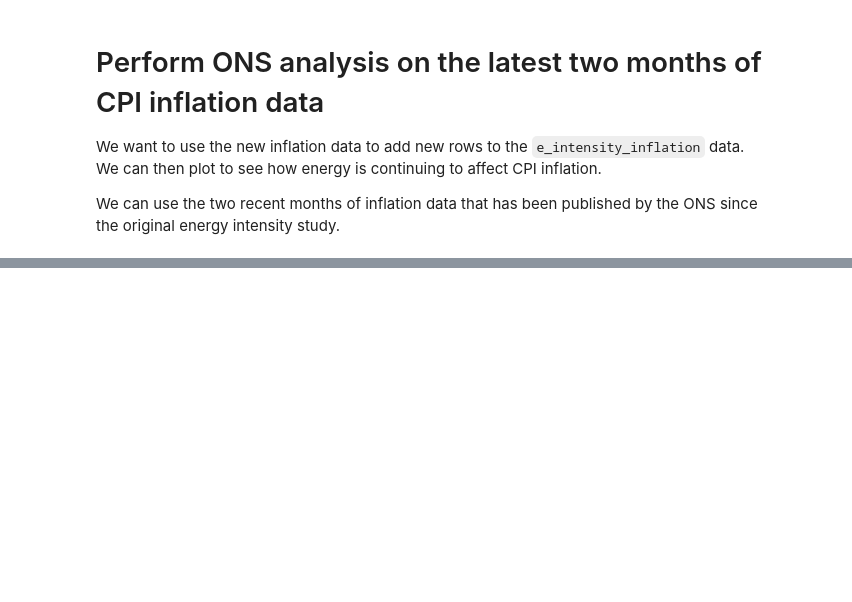
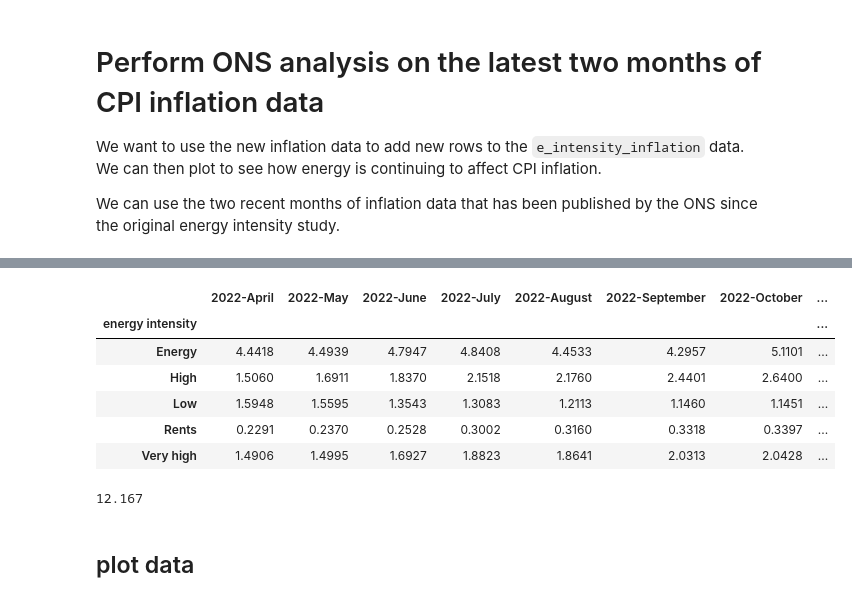
Before and after one commit to samuel-speller/Energy-affects-on-CPI-analysis, a Jupyter notebook: Energy_intensity_of_the_CPI_continued.ipynb, the cells around one changed output, grey strips where cells are left out. Cells and saved outputs as stored; diff of their text form; code cells hidden in the pictures; blank space fills up the shorter version.

```diff
--- a/Energy_intensity_of_the_CPI_continued.ipynb
+++ b/Energy_intensity_of_the_CPI_continued.ipynb
@@ -99,3 +98,20 @@ cpi_weights.head()
 | 2 | 01.1.3 Fish | 5 |
 | 3 | 01.1.4 Milk, cheese and eggs | 14 |
 | 4 | 01.1.5 Oils and fats | 4 |
+# %%
+# rename the columns to make it easier to read
+cols = list(cpi_inflation.columns)
+
+# check that the column names are datetime objects
+print(type(cols[1]))
+
+# loop through the columns and change the datetime objects to strings of a YYYY-MONTH format.
+for i in range(len(cols)):
+    # only change the column name if it is a datetime object.
+    if isinstance(cols[i], datetime.datetime):
+        cols[i] = cols[i].strftime('%Y-%B')
+
+# rename the columns with the new values
+cpi_inflation.columns = cols
+
+cpi_inflation.head()
@@ -121,0 +132,4 @@ df.tail()
+# %%
+# divide the weights by 1000 (they all add up to 1000) in order to get the multiplication factor.
+cpi_weights['weights 2023'] = cpi_weights['weights 2023']/1000
+cpi_weights
@@ -121,0 +180,23 @@ df.tail()
+# %%
+# sum the values according to the energy intensity categories.
+
+e_intensity_weighted_inflation_groups = cpi_weighted_inflation.groupby('energy intensity').sum()
+
+e_intensity_weighted_inflation_groups.head()
+# %% [output]
+|  | 2022-April | 2022-May | 2022-June | 2022-July | 2022-August | 2022-September | 2022-October | ... |
+| energy intensity |  |  |  |  |  |  |  | ... |
+| Energy | 4.4418 | 4.4939 | 4.7947 | 4.8408 | 4.4533 | 4.2957 | 5.1101 | ... |
+| High | 1.5060 | 1.6911 | 1.8370 | 2.1518 | 2.1760 | 2.4401 | 2.6400 | ... |
+| Low | 1.5948 | 1.5595 | 1.3543 | 1.3083 | 1.2113 | 1.1460 | 1.1451 | ... |
+| Rents | 0.2291 | 0.2370 | 0.2528 | 0.3002 | 0.3160 | 0.3318 | 0.3397 | ... |
+| Very high | 1.4906 | 1.4995 | 1.6927 | 1.8823 | 1.8641 | 2.0313 | 2.0428 | ... |
+# %%
+# i want to check that the numbers sum to the total inflation in each month. There will be a bit of descrepancy due to rounding erros
+# but there is quite a large difference which is concerning. The numbers also don't match those from the ONS study.
+sum = e_intensity_weighted_inflation_groups['2022-December'].sum()
+sum
+# %% [output]
+12.167
+# %% [markdown]
+## plot data
```
Also changed, not shown: parts of 12 cells of this notebook, 1 other file.
